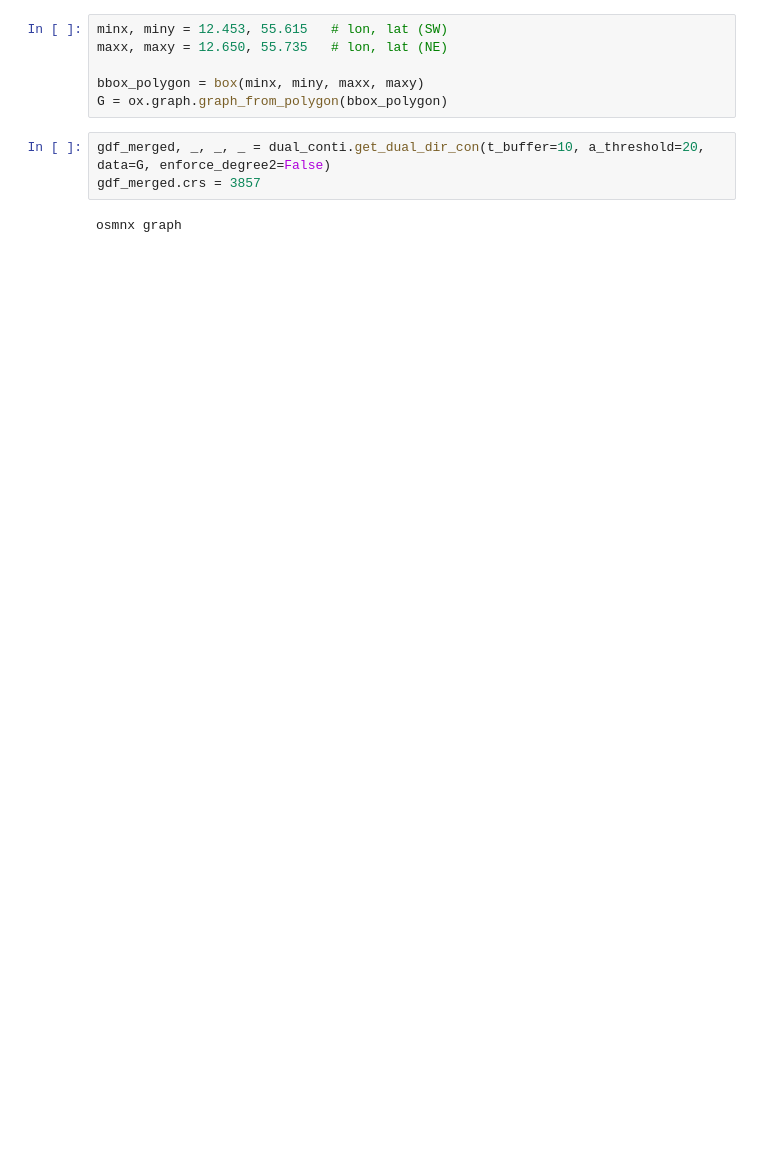
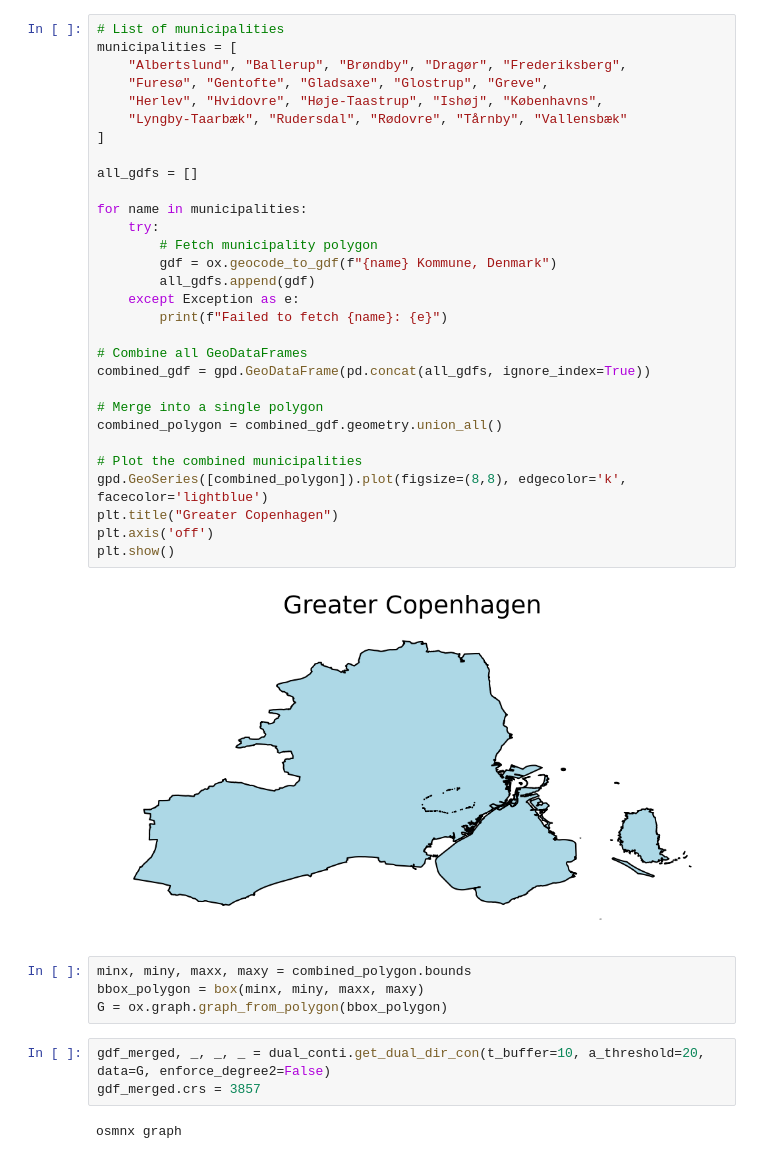
Before and after one commit to LassePSH/DualGraphDirCon, a Jupyter notebook: osrm_route.ipynb, the cells around one changed output. Drawn from its saved outputs; the diff is of its cells as text; blank space fills up the shorter version.

```diff
--- a/osrm_route.ipynb
+++ b/osrm_route.ipynb
@@ -24,7 +46,37 @@ from tqdm import tqdm
+# %%
+# List of municipalities
+municipalities = [
+    "Albertslund", "Ballerup", "Brøndby", "Dragør", "Frederiksberg",
+    "Furesø", "Gentofte", "Gladsaxe", "Glostrup", "Greve",
+    "Herlev", "Hvidovre", "Høje-Taastrup", "Ishøj", "Københavns",
+    "Lyngby-Taarbæk", "Rudersdal", "Rødovre", "Tårnby", "Vallensbæk"
+]
+
+all_gdfs = []
+
+for name in municipalities:
+    try:
+        # Fetch municipality polygon
+        gdf = ox.geocode_to_gdf(f"{name} Kommune, Denmark")
+        all_gdfs.append(gdf)
+    except Exception as e:
+        print(f"Failed to fetch {name}: {e}")
+
+# Combine all GeoDataFrames
+combined_gdf = gpd.GeoDataFrame(pd.concat(all_gdfs, ignore_index=True))
+
+# Merge into a single polygon
+combined_polygon = combined_gdf.geometry.union_all()
+
+# Plot the combined municipalities
+gpd.GeoSeries([combined_polygon]).plot(figsize=(8,8), edgecolor='k', facecolor='lightblue')
+plt.title("Greater Copenhagen")
+plt.axis('off')
+plt.show()
+# %% [output]
+[figure, added]
 # %%
-minx, miny = 12.453, 55.615   # lon, lat (SW)
-maxx, maxy = 12.650, 55.735   # lon, lat (NE)
-
+minx, miny, maxx, maxy = combined_polygon.bounds
 bbox_polygon = box(minx, miny, maxx, maxy)
 G = ox.graph.graph_from_polygon(bbox_polygon)
 # %%
```
Also changed, not shown: parts of 13 cells of this notebook, 4 other files.
